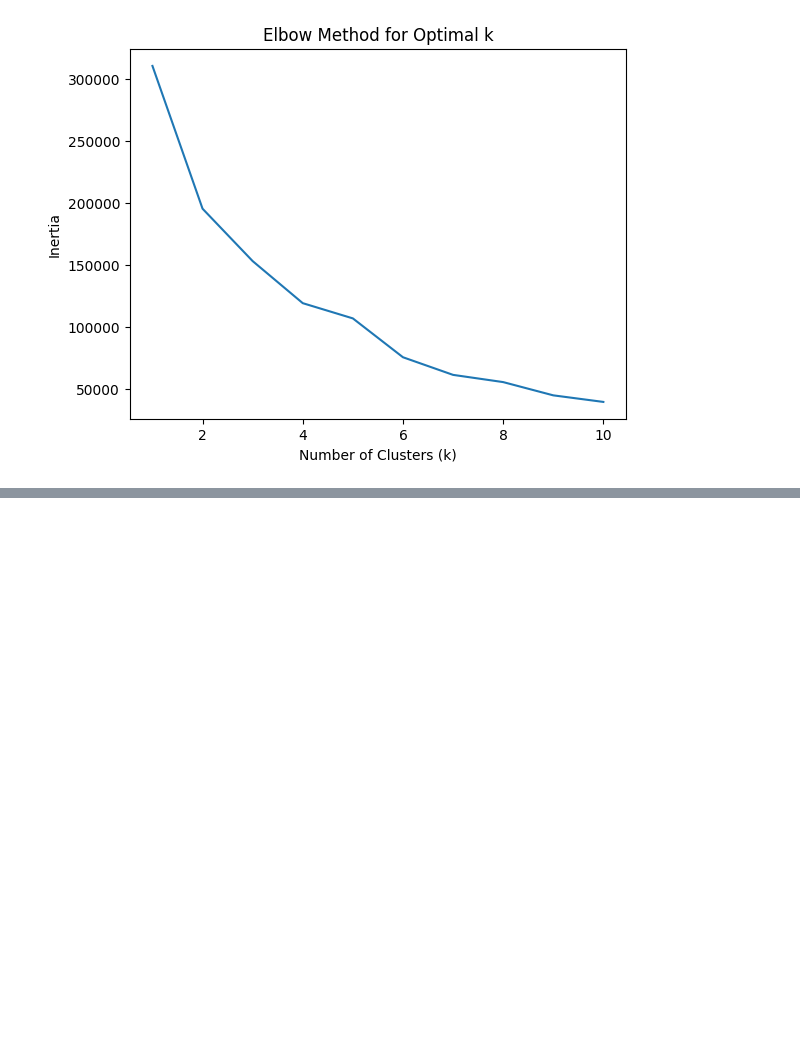
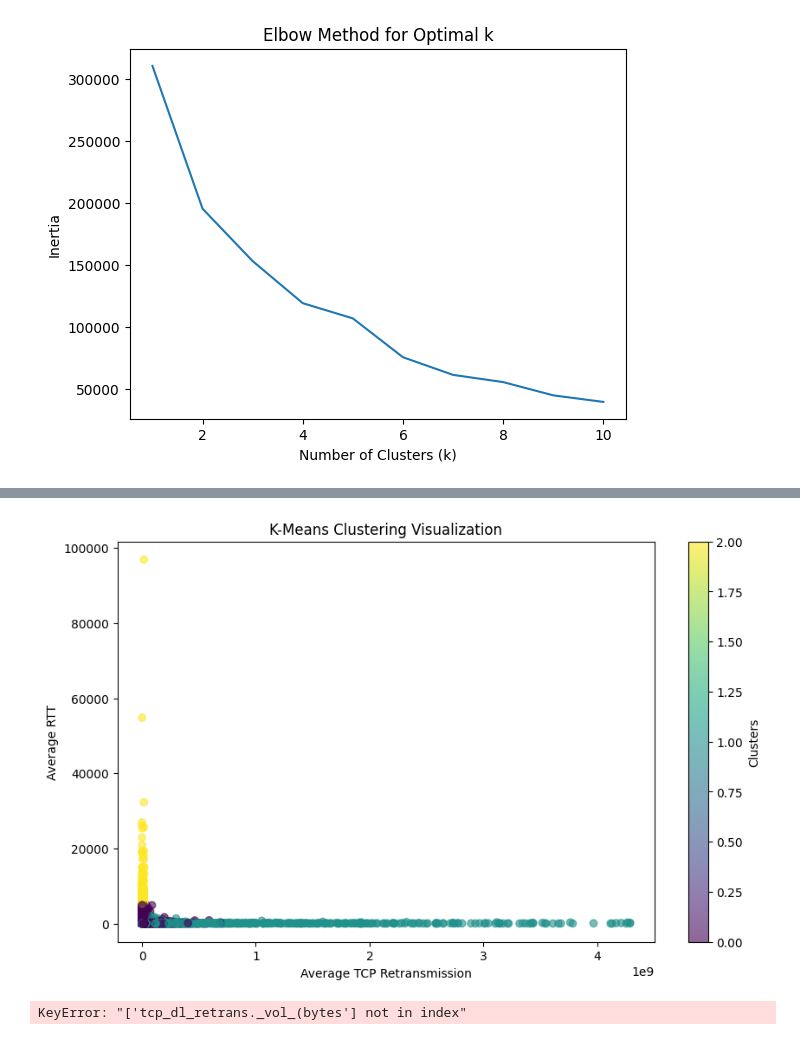
Before and after one commit to malzbanker/AIM-WEEK-2, a Jupyter notebook: notebooks/eda.ipynb, the cells around one changed output, grey strips where cells are left out. Saved outputs shown, nothing was run; the diff lists cells and outputs as text; code cells hidden in the pictures; blank space fills up the shorter version.

```diff
--- a/notebooks/eda.ipynb
+++ b/notebooks/eda.ipynb
@@ -550,0 +530,11 @@ max         1.655882e+07      7.833131e+07      9.029696e+08
+# %%
+#Task 3: Experience Analytics
+#Aggregate Customer Information:
+
+
+experience_metrics = df.groupby('msisdn/number').agg({
+    'tcp_dl_retrans._vol_(bytes)': 'mean',  # Adjust according to actual column names
+    'avg_rtt_dl_(ms)': 'mean',
+    'handset_type': 'first',  # Assuming one type per user
+    'avg_bearer_tp_dl_(kbps)': 'mean'
+}).reset_index()
@@ -550,0 +576,4 @@ max         1.655882e+07      7.833131e+07      9.029696e+08
+# %%
+experience_metrics['tcp_dl_retrans._vol_(bytes)'].fillna(experience_metrics['tcp_dl_retrans._vol_(bytes)'].mean(), inplace=True)
+experience_metrics['avg_rtt_dl_(ms)'].fillna(experience_metrics['avg_rtt_dl_(ms)'].mean(), inplace=True)
+experience_metrics['avg_bearer_tp_dl_(kbps)'].fillna(experience_metrics['avg_bearer_tp_dl_(kbps)'].mean(), inplace=True)
@@ -550,0 +599,49 @@ max         1.655882e+07      7.833131e+07      9.029696e+08
+# %%
+#K-means Clustering of User Experiences:
+from sklearn.preprocessing import StandardScaler  # or MinMaxScaler
+from sklearn.cluster import KMeans
+scaler = StandardScaler()
+experience_normalized = scaler.fit_transform(experience_metrics[['tcp_dl_retrans._vol_(bytes)', 'avg_rtt_dl_(ms)', 'avg_bearer_tp_dl_(kbps)']])
+experience_kmeans = KMeans(n_clusters=3)
+experience_metrics['Experience_Cluster'] = experience_kmeans.fit_predict(experience_normalized)
+# %%
+# Use two features for a 2D plot
+plt.figure(figsize=(10, 6))
+plt.scatter(experience_metrics['tcp_dl_retrans._vol_(bytes)'], experience_metrics['avg_rtt_dl_(ms)'],
+            c=experience_metrics['Experience_Cluster'],
+            cmap='viridis',
+            alpha=0.6)
+
+# Adding titles and labels
+plt.title('K-Means Clustering Visualization')
+plt.xlabel('Average TCP Retransmission')
+plt.ylabel('Average RTT')
+plt.colorbar(label='Clusters')
+plt.show()
+# %% [output]
+[figure, added]
+# %%
+#Task 4 - Satisfaction Analysis
+#Here, we will compute engagement and experience scores before proceeding with K-Means again.
+
+#Engagement and Experience Scores
+
+# Engagement Score using Euclidean distance
+engagement_cluster_centers = kmeans.cluster_centers_
+experience_kmeans = KMeans(n_clusters=3)
+experience_metrics['Experience_Cluster'] = experience_kmeans.fit_predict(experience_normalized)
+
+def calculate_engagement_score(row):
+    return np.linalg.norm(row[['sessions_frequency', 'session_duration', 'session_total_traffic']] - engagement_cluster_centers[1])  # Assuming cluster 1 is less engaged
+
+engagement_df['engagement_score'] = engagement_df.apply(calculate_engagement_score, axis=1)
+
+# Similarly for experience score
+experience_cluster_centers = experience_kmeans.cluster_centers_
+
+def calculate_experience_score(row):
+    return np.linalg.norm(row[['tcp_dl_retrans._vol_(bytes', 'avg_rtt_dl_(ms)', 'avg_bearer_tp_dl_(kbps)']] - experience_cluster_centers[1])  # Assuming cluster 1 is worst experience
+
+experience_metrics['experience_score'] = experience_metrics.apply(calculate_experience_score, axis=1)
+# %% [output]
+KeyError: "['tcp_dl_retrans._vol_(bytes'] not in index"
```
Also changed, not shown: parts of 5 cells of this notebook.
